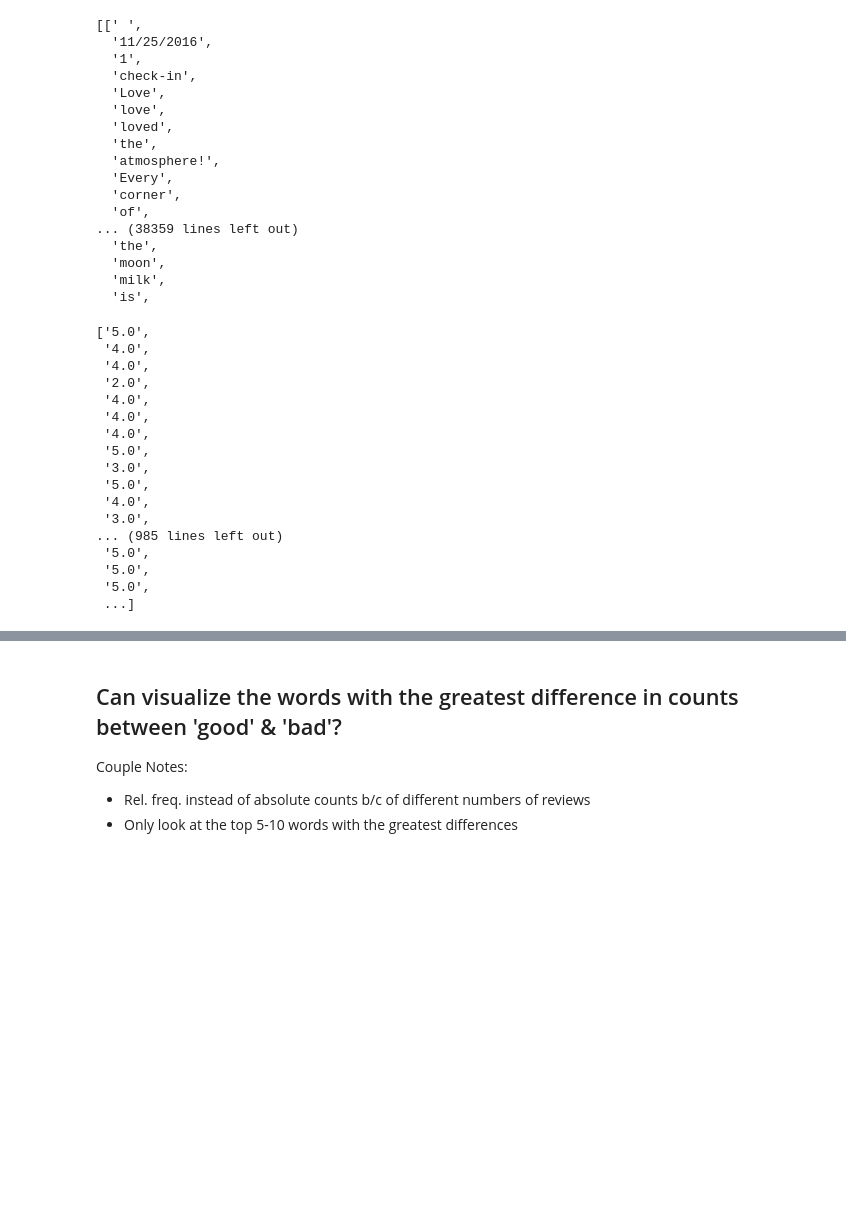
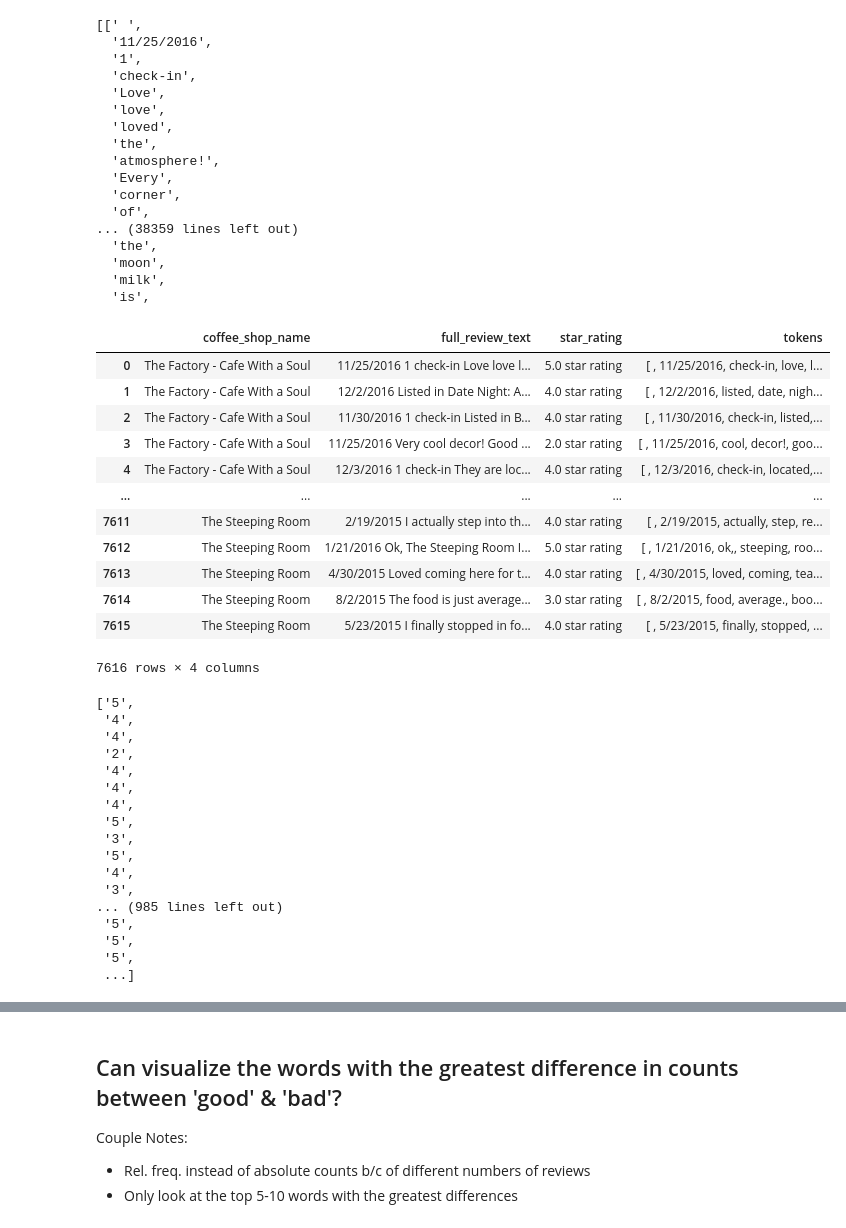
Before and after one commit to Bayaniblues/Unit-4, a Jupyter notebook: module1-text-data/LS_DS_411_Text_Data_Assignment.ipynb, the cells around one changed output, grey strips where cells are left out. Drawn from its saved outputs; the diff is of its cells as text; code cells hidden in the pictures; blank space fills up the shorter version.

```diff
--- a/module1-text-data/LS_DS_411_Text_Data_Assignment.ipynb
+++ b/module1-text-data/LS_DS_411_Text_Data_Assignment.ipynb
@@ -125,8 +165,47 @@ token_list
   'moon',
   'milk',
   'is',
+# %%
+def combine_stopwords(dataframe_in, stopword_dict):
+    tokens = []
+
+    for doc in tokenizer.pipe(dataframe_in, batch_size=500):
+
+        doc_tokens = []
+
+        for token in doc:
+            if token.text.lower() not in stopword_dict:
+                doc_tokens.append(token.text.lower())
+
+        tokens.append(doc_tokens)
+
+    return tokens
+
+mylist = ['batteries','I', 'amazon', 'i', 'Amazon', 'it', "it's", 'it.', 'the', 'this', "1", "i'm","i've", "got", "-", "come", '&']
+
+STOP_WORDS = HT.stopwords(mylist)
+
+token_list = combine_stopwords(shops["full_review_text"],STOP_WORDS)
+
+
+shops['tokens'] = combine_stopwords(shops["full_review_text"],STOP_WORDS)
+shops
+# %% [output]
+|  | coffee_shop_name | full_review_text | star_rating | tokens |
+| 0 | The Factory - Cafe With a Soul | 11/25/2016 1 check-in Love love l... | 5.0 star rating | [ , 11/25/2016, check-in, love, l... |
+| 1 | The Factory - Cafe With a Soul | 12/2/2016 Listed in Date Night: A... | 4.0 star rating | [ , 12/2/2016, listed, date, nigh... |
+| 2 | The Factory - Cafe With a Soul | 11/30/2016 1 check-in Listed in B... | 4.0 star rating | [ , 11/30/2016, check-in, listed,... |
+| 3 | The Factory - Cafe With a Soul | 11/25/2016 Very cool decor! Good ... | 2.0 star rating | [ , 11/25/2016, cool, decor!, goo... |
+| 4 | The Factory - Cafe With a Soul | 12/3/2016 1 check-in They are loc... | 4.0 star rating | [ , 12/3/2016, check-in, located,... |
+| ... | ... | ... | ... | ... |
+| 7611 | The Steeping Room | 2/19/2015 I actually step into th... | 4.0 star rating | [ , 2/19/2015, actually, step, re... |
+| 7612 | The Steeping Room | 1/21/2016 Ok, The Steeping Room I... | 5.0 star rating | [ , 1/21/2016, ok,, steeping, roo... |
+| 7613 | The Steeping Room | 4/30/2015 Loved coming here for t... | 4.0 star rating | [ , 4/30/2015, loved, coming, tea... |
+| 7614 | The Steeping Room | 8/2/2015 The food is just average... | 3.0 star rating | [ , 8/2/2015, food, average., boo... |
+| 7615 | The Steeping Room | 5/23/2015 I finally stopped in fo... | 4.0 star rating | [ , 5/23/2015, finally, stopped, ... |
+7616 rows × 4 columns
 # %%
-star_list = HT.tokenize(shops["star_rating"])
+star_list = shops["star_rating"]
 state = []
 for i, x in enumerate(star_list):
     state.append(x[1])
@@ -137,22 +216,22 @@ for i, x in enumerate(star_list):
 
 state
 # %% [output]
-['5.0',
- '4.0',
- '4.0',
- '2.0',
- '4.0',
- '4.0',
- '4.0',
- '5.0',
- '3.0',
- '5.0',
- '4.0',
- '3.0',
+['5',
+ '4',
+ '4',
+ '2',
+ '4',
+ '4',
+ '4',
+ '5',
+ '3',
+ '5',
+ '4',
+ '3',
 ... (985 lines left out)
- '5.0',
- '5.0',
- '5.0',
+ '5',
+ '5',
+ '5',
  ...]
 # %%
 shops["star"] = state
```
Also changed, not shown: parts of 9 cells of this notebook, 3 other files.
